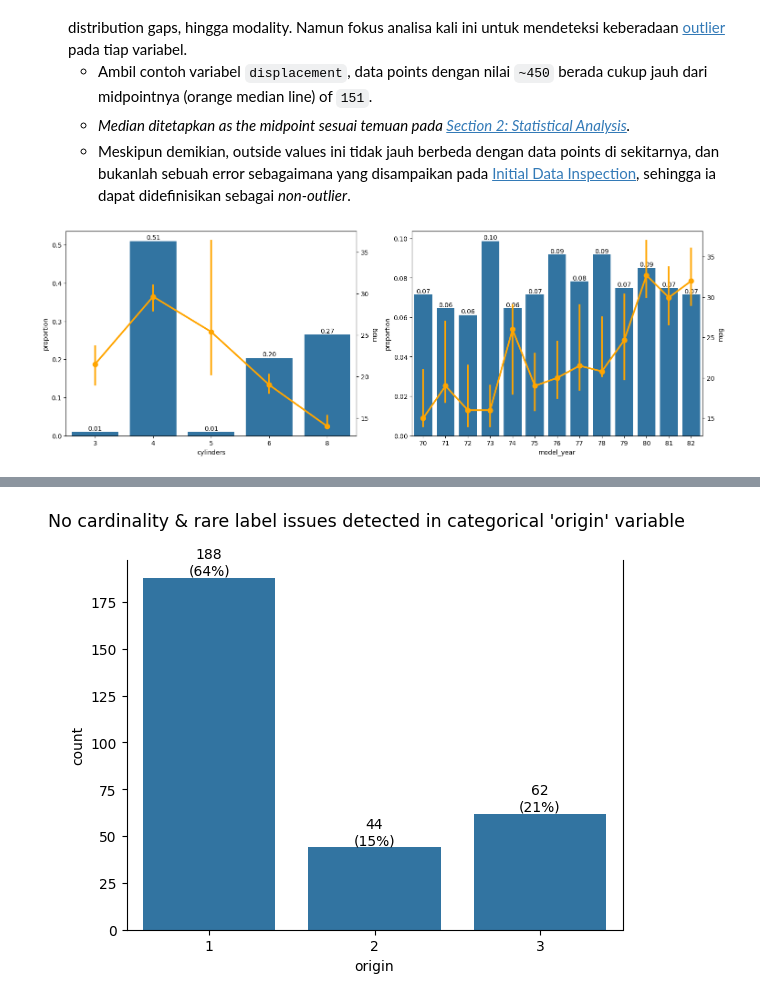
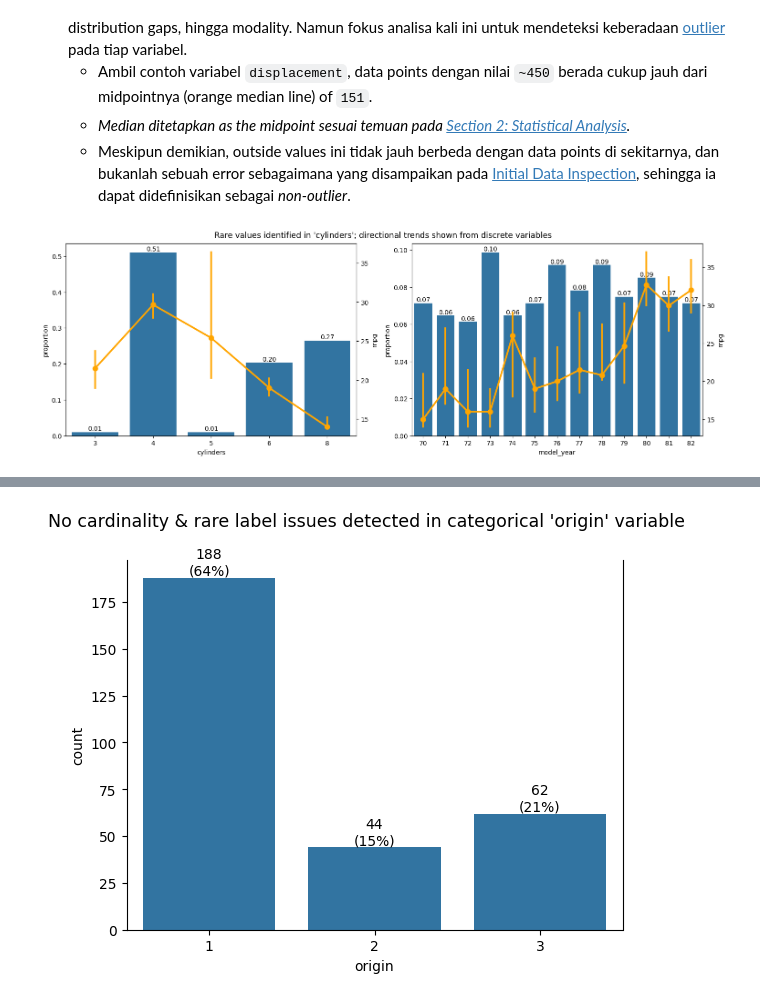
Before and after one commit to garudapaksi-yusuf/Auto_MPG_Prediction, a Jupyter notebook: notebook/notebook.ipynb, the cells around one changed output, grey strips where cells are left out. Saved outputs shown, nothing was run; the diff lists cells and outputs as text; code cells hidden in the pictures.

```diff
--- a/notebook/notebook.ipynb
+++ b/notebook/notebook.ipynb
@@ -547,41 +536,42 @@ plt.figure(
     figsize=(width, height),
     layout="constrained"
 )
-# suptitle_size = 12.5
-# plt.suptitle(
-#     t="Differing magnitude but no outlier inferred from continuous variables",
-#     size=suptitle_size
-# )
+suptitle_size = 12.5
+plt.suptitle(
+    t="Rare values identified in 'cylinders'; directional trends shown from discrete variables",
+    size=suptitle_size
+)
+
 continuous_columns = pd.DataFrame(data=continuous_train).drop(columns="mpg")
 discrete_train = numerical_train.drop(columns=continuous_columns)
 nrows, ncols = 1, 2
 
 # plot visualization for discrete variables
 for count, column in enumerate(iterable=discrete_train):
     if column != "mpg":
         plt.subplot(nrows, ncols, count + 1)
         kwargs = dict(data=discrete_train, x=column)
         axes = sns.countplot(
             **kwargs,
             stat="proportion"
         )
         axes.bar_label(
             container=axes.containers[0],
             fmt='%.2f'
         )
 
         axes_twinx = axes.twinx()
         axes_twinx = sns.pointplot(
             **kwargs,
             y="mpg",
             estimator="median",
             errorbar="ci",
             seed=random_state,
             color="orange",
             ax=axes_twinx,
         )
 # %% [output]
-[figure, old version]
+[figure, new version]
 # %% [markdown]
 Visualisasi di atas terdiri dari 2 komponen:
 1. [Count plot](https://seaborn.pydata.org/generated/seaborn.countplot.html) shows counts of observations in each discrete values using bars.
```
Also changed, not shown: parts of 42 cells of this notebook.
